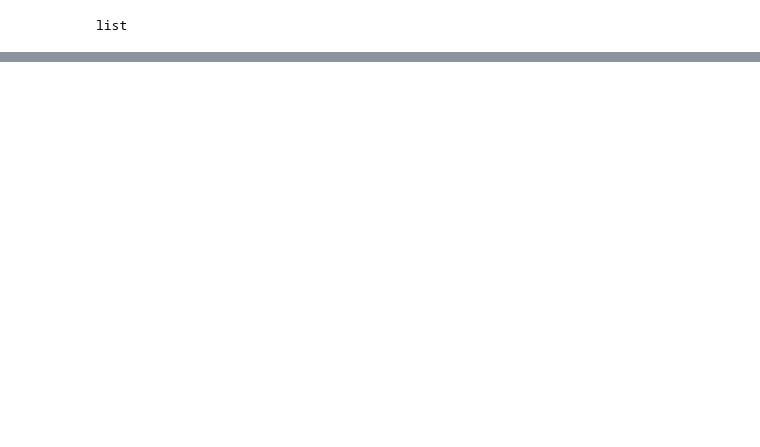
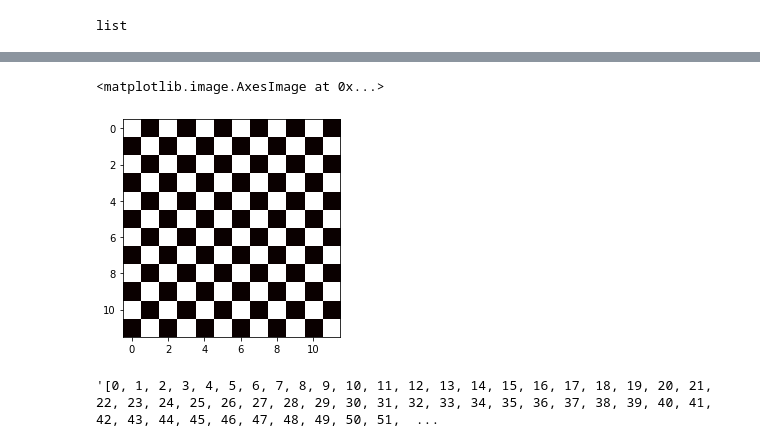
Before and after one commit to cordmaur/PythonForScientists, a Jupyter notebook: Python4Scientists_Lesson1.ipynb, the cells around one changed output, grey strips where cells are left out. Saved outputs shown, nothing was run; the diff lists cells and outputs as text; code cells hidden in the pictures; blank space fills up the shorter version.

```diff
--- a/Python4Scientists_Lesson1.ipynb
+++ b/Python4Scientists_Lesson1.ipynb
@@ -432,7 +459,7 @@ current_number = 0
 lst = []
 
 while len(lst) < 10:
-    if current_number% != 0:
+    if current_number%2 != 0:
         lst.append(current_number)
 
     current_number += 1
@@ -590,0 +594,24 @@ plt.imshow(m, cmap='hot')
+# %%
+size = 12
+m = []
+for i in range(size):  # lines
+    line = []
+    for j in range(size):  # columns
+        line.append(i%2 == j%2)
+    m.append(line)
+
+plt.imshow(m, cmap='hot')
+# %% [output]
+<matplotlib.image.AxesImage at 0x...>
+[figure, added]
+# %%
+linha = []
+i = 0
+
+while i < 256:
+  linha.append(i)
+  i = i + 1
+
+str(linha)
+# %% [output]
+'[0, 1, 2, 3, 4, 5, 6, 7, 8, 9, 10, 11, 12, 13, 14, 15, 16, 17, 18, 19, 20, 21, 22, 23, 24, 25, 26, 27, 28, 29, 30, 31, 32, 33, 34, 35, 36, 37, 38, 39, 40, 41, 42, 43, 44, 45, 46, 47, 48, 49, 50, 51,  ...
```
Also changed, not shown: parts of 24 cells of this notebook.
